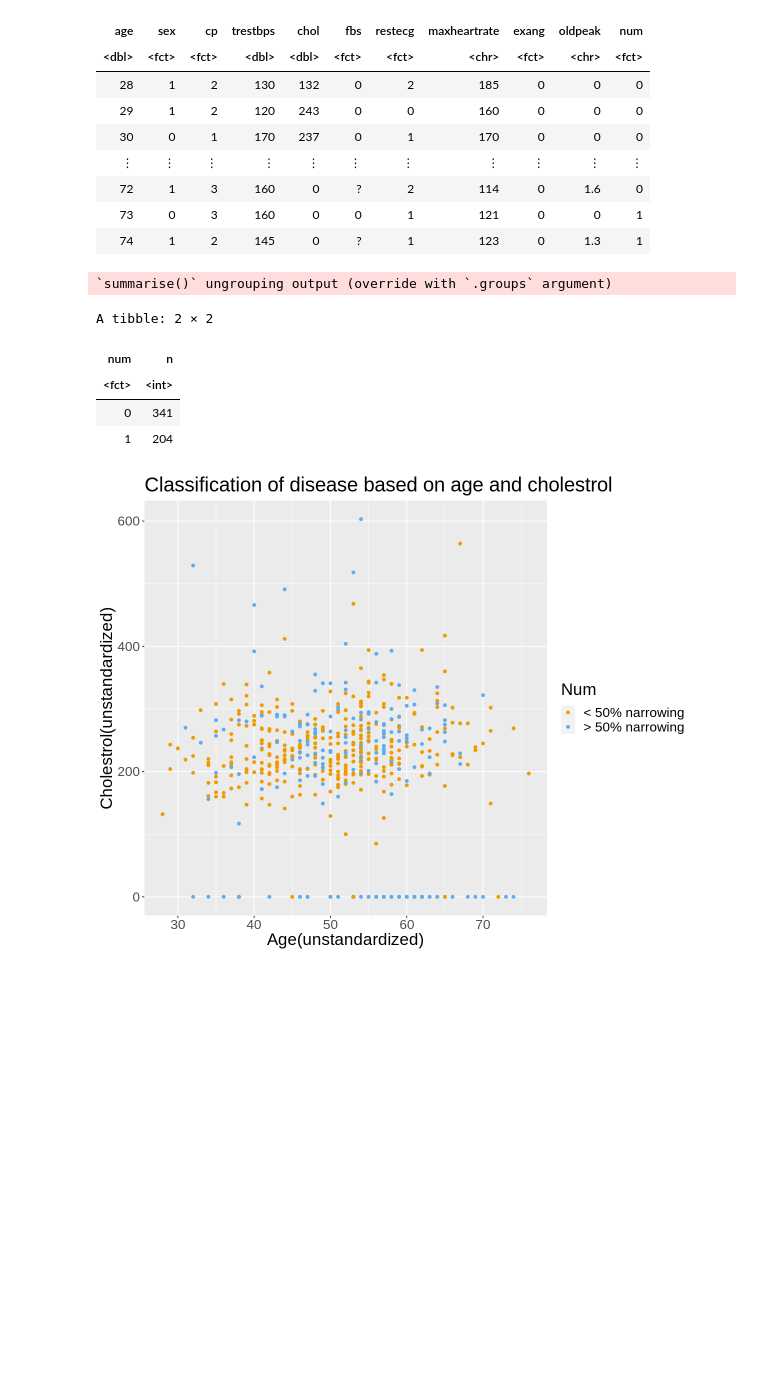
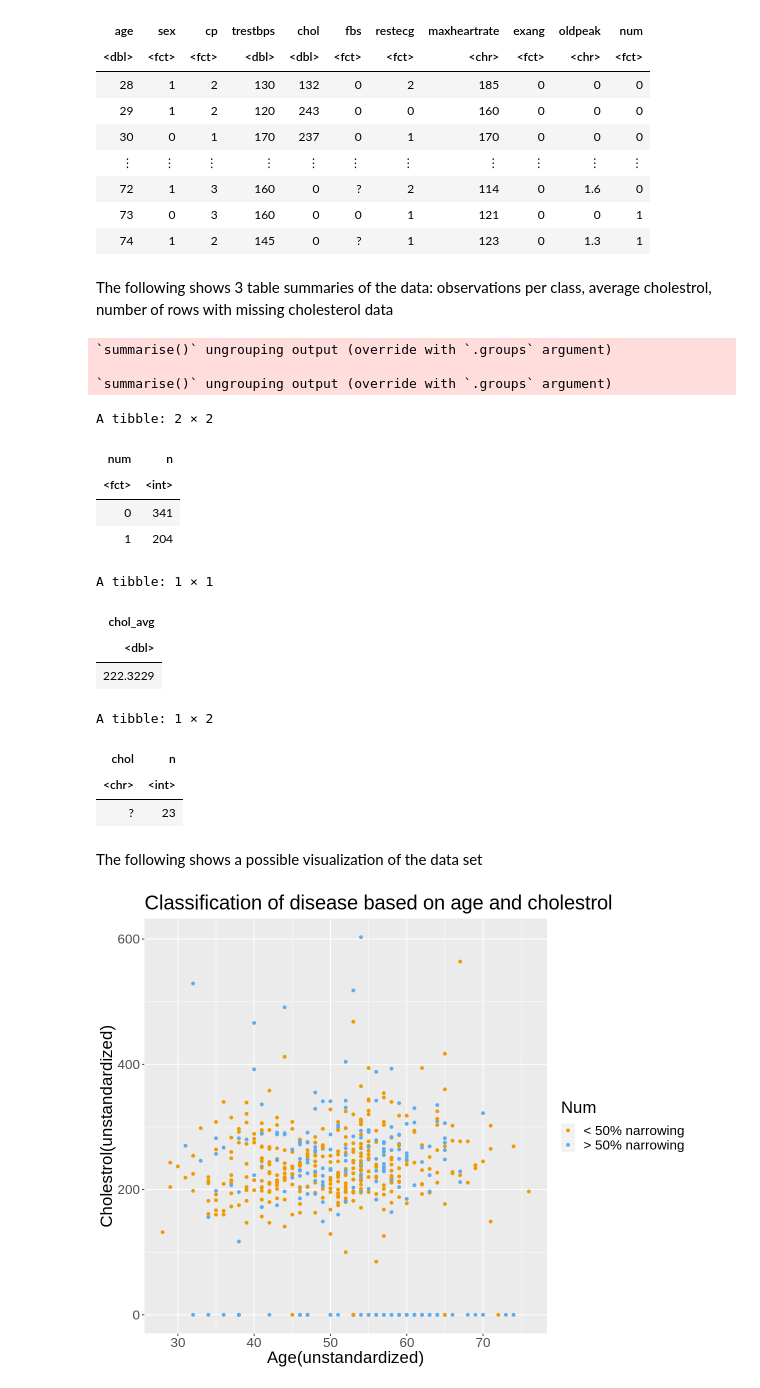
Before and after one commit to coolkidwrik/DSCI_project, a Jupyter notebook: project.ipynb, the cells around one changed output. Drawn from its saved outputs; the diff is of its cells as text; code cells hidden in the pictures; blank space fills up the shorter version.

```diff
--- a/project.ipynb
+++ b/project.ipynb
@@ -91,18 +108,42 @@ A tibble: 545 × 11
 | 72 | 1 | 3 | 160 | 0 | ? | 2 | 114 | 0 | 1.6 | 0 |
 | 73 | 0 | 3 | 160 | 0 | 0 | 1 | 121 | 0 | 0 | 1 |
 | 74 | 1 | 2 | 145 | 0 | ? | 1 | 123 | 0 | 1.3 | 1 |
-# %%
-observation_per_class <- heart_disease_train %>%
-                            group_by(num) %>%
-                            summarize(n = n())
-observation_per_class
-# %% [output]
-`summarise()` ungrouping output (override with `.groups` argument)
-A tibble: 2 × 2
-| num | n |
-| <fct> | <int> |
-| 0 | 341 |
-| 1 | 204 |
+# %% [markdown]
+The following shows 3 table summaries of the data: observations per class,
+average cholestrol, number of rows with missing cholesterol data
+# %%
+observation_per_class <- heart_disease_train %>%
+                            group_by(num) %>%
+                            summarize(n = n())
+mean_chol <- heart_disease_train %>%
+                select(chol) %>%
+                summarize(chol_avg = mean(chol))
+missing_data <- rbind(heart_data1, heart_data2, heart_data3) %>%
+                            filter(chol == "?") %>%
+                            group_by(chol) %>%
+                            summarize(n = n())
+observation_per_class
+mean_chol
+missing_data
+# %% [output]
+`summarise()` ungrouping output (override with `.groups` argument)
+
+`summarise()` ungrouping output (override with `.groups` argument)
+A tibble: 2 × 2
+| num | n |
+| <fct> | <int> |
+| 0 | 341 |
+| 1 | 204 |
+A tibble: 1 × 1
+| chol_avg |
+| <dbl> |
+| 222.3229 |
+A tibble: 1 × 2
+| chol | n |
+| <chr> | <int> |
+| ? | 23 |
+# %% [markdown]
+The following shows a possible visualization of the data set
 # %%
 options (repr.plot.width = 10, repr.plot.height = 8)
 
```
Also changed, not shown: parts of 6 cells of this notebook.
